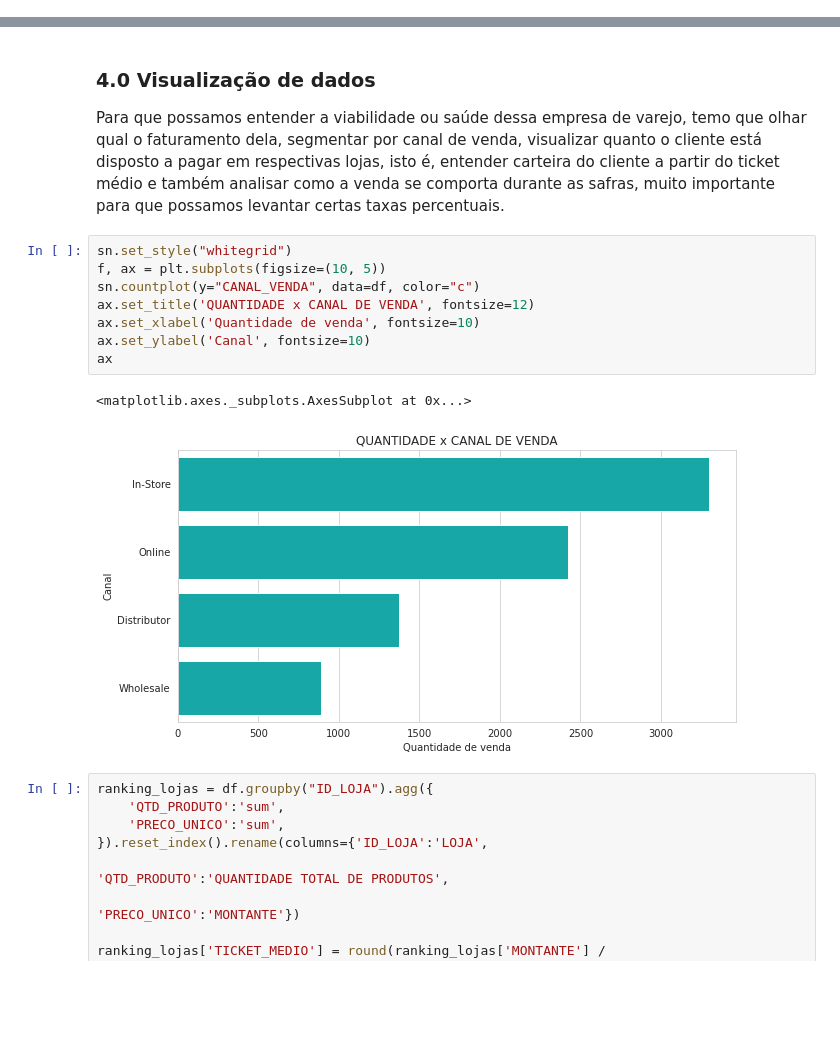
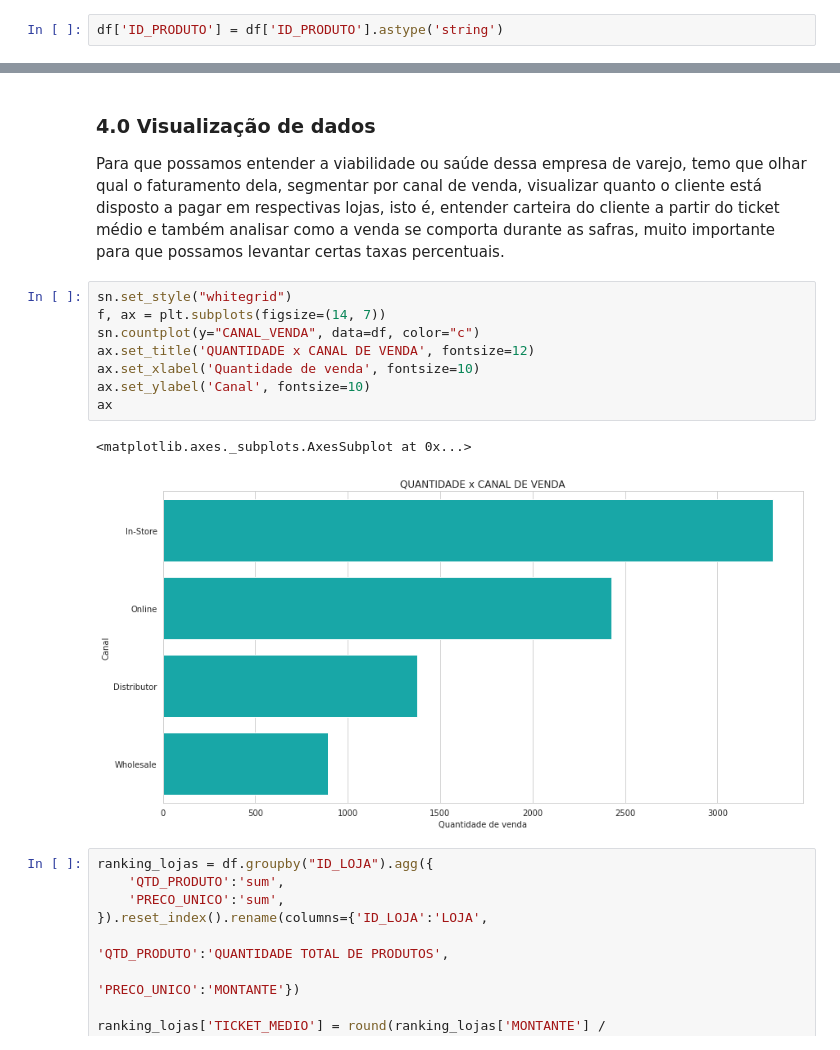
Before and after one commit to wander-asb/Vendas-varejo, a Jupyter notebook: Sales.ipynb, the cells around one changed output, grey strips where cells are left out. Drawn from its saved outputs; the diff is of its cells as text; blank space fills up the shorter version.

```diff
--- a/Sales.ipynb
+++ b/Sales.ipynb
@@ -66,6 +66,8 @@ Data columns (total 11 columns):
  10  CUSTO_UNICO     7991 non-null   float64
 dtypes: datetime64[ns](4), float64(3), int64(3), object(1)
 memory usage: 686.9+ KB
+# %%
+df['ID_PRODUTO'] = df['ID_PRODUTO'].astype('string')
 # %%
 df.head()
 # %% [output]
@@ -112,15 +114,15 @@ df[['LUCRO_PRODUTO', 'INTERVALO_ENTREGA', 'SUPLLY_CHAIN', 'SAFRA']].head()
 Para que possamos entender a viabilidade ou saúde dessa empresa de varejo, temo que olhar qual o faturamento dela, segmentar por canal de venda, visualizar quanto o cliente está disposto a pagar em respectivas lojas, isto é, entender carteira do cliente a partir do ticket médio e também analisar como a venda se comporta durante as safras, muito importante para que possamos levantar certas taxas percentuais.
 # %%
 sn.set_style("whitegrid")
-f, ax = plt.subplots(figsize=(10, 5))
+f, ax = plt.subplots(figsize=(14, 7))
 sn.countplot(y="CANAL_VENDA", data=df, color="c")
 ax.set_title('QUANTIDADE x CANAL DE VENDA', fontsize=12)
 ax.set_xlabel('Quantidade de venda', fontsize=10)
 ax.set_ylabel('Canal', fontsize=10)
 ax
 # %% [output]
 <matplotlib.axes._subplots.AxesSubplot at 0x...>
-[figure, old version]
+[figure, new version]
 # %%
 ranking_lojas = df.groupby("ID_LOJA").agg({
     'QTD_PRODUTO':'sum',
```
Also changed, not shown: parts of 5 cells of this notebook.
